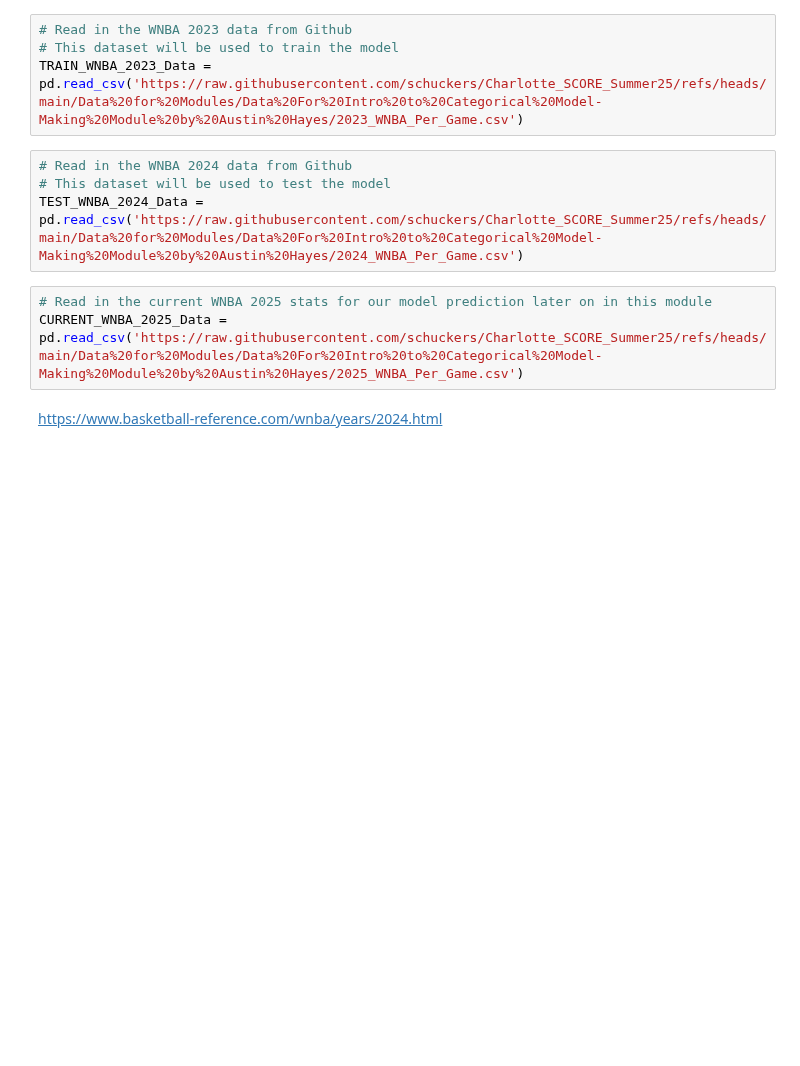
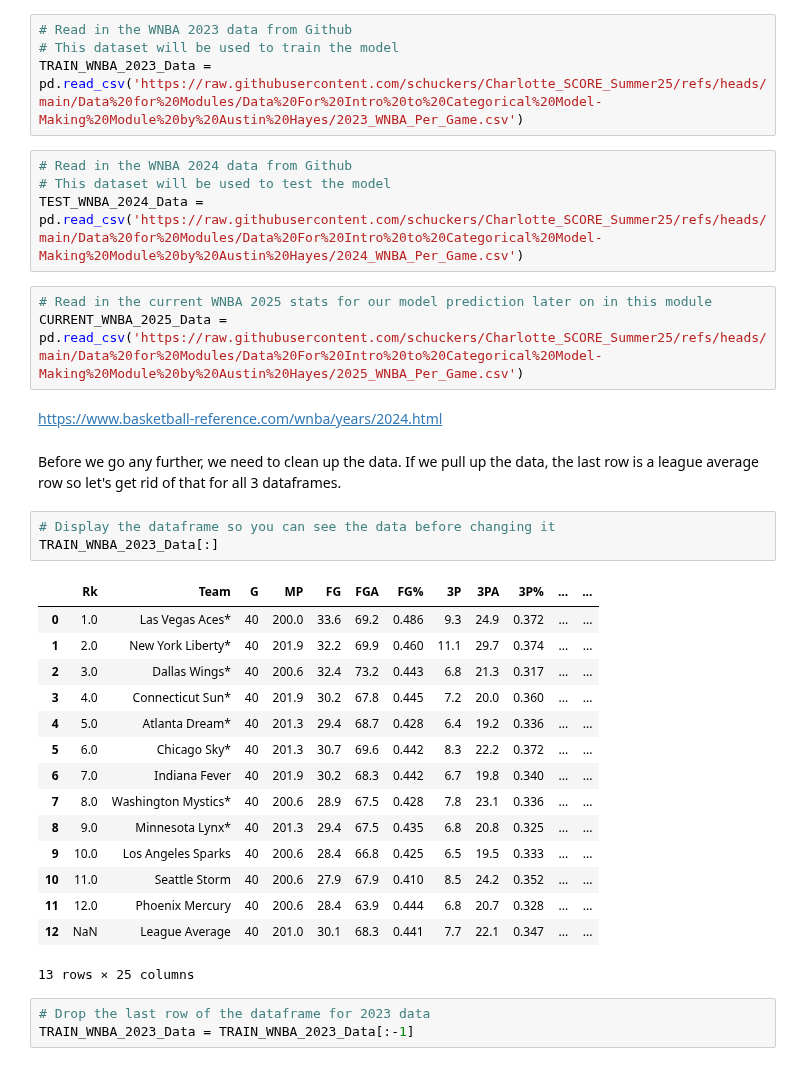
Before and after one commit to schuckers/Charlotte_SCORE_Summer25, a Jupyter notebook: Modules/Intro to Categorical Model-Making Module by Austin Hayes/Intro to Categorical Model-Making Module by Austin Hayes.ipynb, the cells around one changed output. Saved outputs shown, nothing was run; the diff lists cells and outputs as text; blank space fills up the shorter version.

```diff
--- a/Modules/Intro to Categorical Model-Making Module by Austin Hayes/Intro to Categorical Model-Making Module by Austin Hayes.ipynb
+++ b/Modules/Intro to Categorical Model-Making Module by Austin Hayes/Intro to Categorical Model-Making Module by Austin Hayes.ipynb
@@ -147,3 +149,27 @@ TEST_WNBA_2024_Data = pd.read_csv('https://raw.githubusercontent.com/schuckers/C
 CURRENT_WNBA_2025_Data = pd.read_csv('https://raw.githubusercontent.com/schuckers/Charlotte_SCORE_Summer25/refs/heads/main/Data%20for%20Modules/Data%20For%20Intro%20to%20Categorical%20Model-Making%20Module%20by%20Austin%20Hayes/2025_WNBA_Per_Game.csv')
 # %% [markdown]
 https://www.basketball-reference.com/wnba/years/2024.html
+# %% [markdown]
+Before we go any further, we need to clean up the data. If we pull up the data, the last row is a league average row so let's get rid of that for all 3 dataframes.
+# %%
+# Display the dataframe so you can see the data before changing it
+TRAIN_WNBA_2023_Data[:]
+# %% [output]
+|  | Rk | Team | G | MP | FG | FGA | FG% | 3P | 3PA | 3P% | ... | ... |
+| 0 | 1.0 | Las Vegas Aces* | 40 | 200.0 | 33.6 | 69.2 | 0.486 | 9.3 | 24.9 | 0.372 | ... | ... |
+| 1 | 2.0 | New York Liberty* | 40 | 201.9 | 32.2 | 69.9 | 0.460 | 11.1 | 29.7 | 0.374 | ... | ... |
+| 2 | 3.0 | Dallas Wings* | 40 | 200.6 | 32.4 | 73.2 | 0.443 | 6.8 | 21.3 | 0.317 | ... | ... |
+| 3 | 4.0 | Connecticut Sun* | 40 | 201.9 | 30.2 | 67.8 | 0.445 | 7.2 | 20.0 | 0.360 | ... | ... |
+| 4 | 5.0 | Atlanta Dream* | 40 | 201.3 | 29.4 | 68.7 | 0.428 | 6.4 | 19.2 | 0.336 | ... | ... |
+| 5 | 6.0 | Chicago Sky* | 40 | 201.3 | 30.7 | 69.6 | 0.442 | 8.3 | 22.2 | 0.372 | ... | ... |
+| 6 | 7.0 | Indiana Fever | 40 | 201.9 | 30.2 | 68.3 | 0.442 | 6.7 | 19.8 | 0.340 | ... | ... |
+| 7 | 8.0 | Washington Mystics* | 40 | 200.6 | 28.9 | 67.5 | 0.428 | 7.8 | 23.1 | 0.336 | ... | ... |
+| 8 | 9.0 | Minnesota Lynx* | 40 | 201.3 | 29.4 | 67.5 | 0.435 | 6.8 | 20.8 | 0.325 | ... | ... |
+| 9 | 10.0 | Los Angeles Sparks | 40 | 200.6 | 28.4 | 66.8 | 0.425 | 6.5 | 19.5 | 0.333 | ... | ... |
+| 10 | 11.0 | Seattle Storm | 40 | 200.6 | 27.9 | 67.9 | 0.410 | 8.5 | 24.2 | 0.352 | ... | ... |
+| 11 | 12.0 | Phoenix Mercury | 40 | 200.6 | 28.4 | 63.9 | 0.444 | 6.8 | 20.7 | 0.328 | ... | ... |
+| 12 | NaN | League Average | 40 | 201.0 | 30.1 | 68.3 | 0.441 | 7.7 | 22.1 | 0.347 | ... | ... |
+13 rows × 25 columns
+# %%
+# Drop the last row of the dataframe for 2023 data
+TRAIN_WNBA_2023_Data = TRAIN_WNBA_2023_Data[:-1]
```
Also changed, not shown: parts of 11 cells of this notebook.
